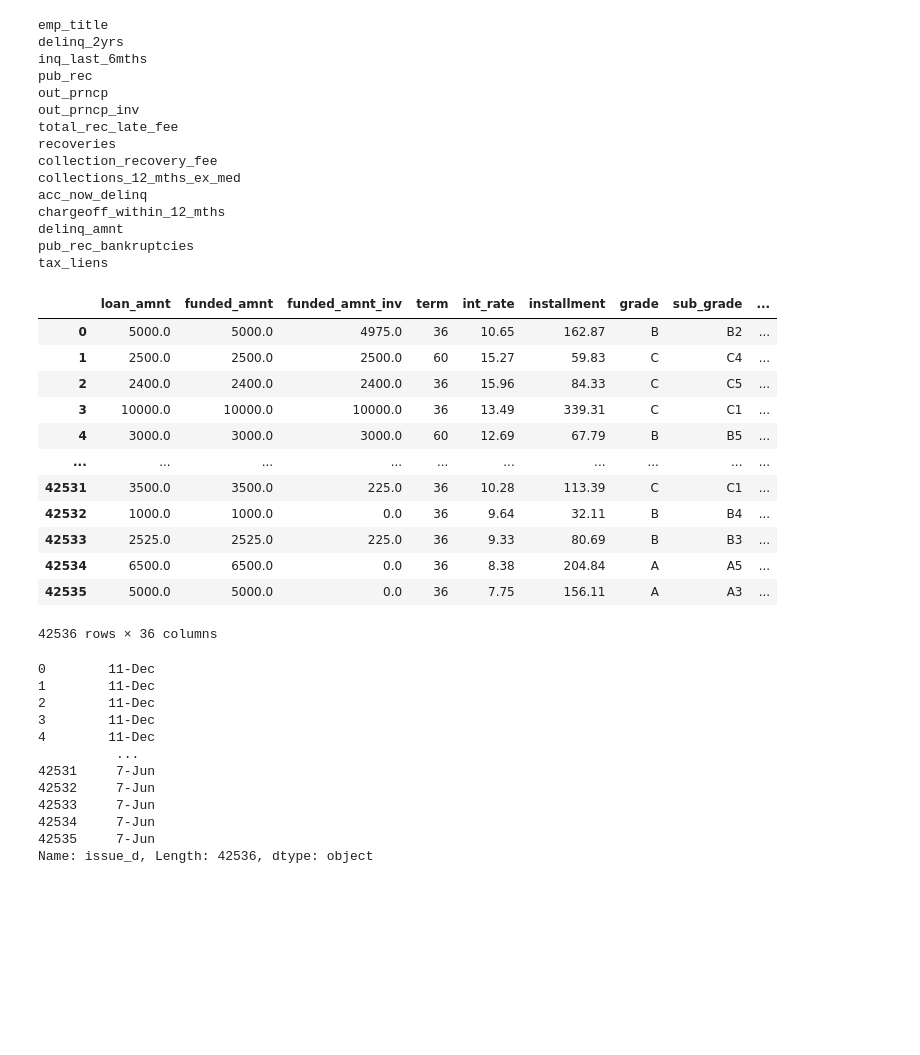
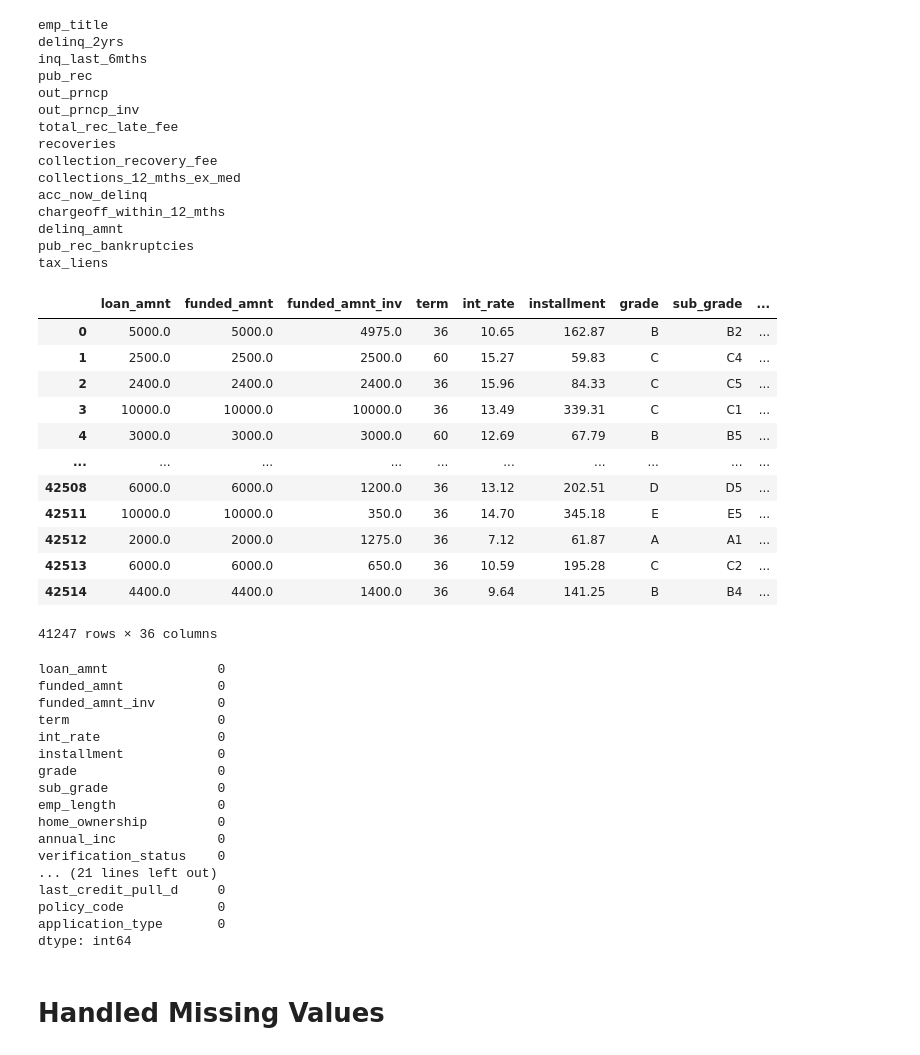
Before and after one commit to shayekh00/Loan-Defaulter, a Jupyter notebook: Loan_Defaulter.ipynb, the cells around one changed output. Cells and saved outputs as stored; diff of their text form; code cells hidden in the pictures; blank space fills up the shorter version.

```diff
--- a/Loan_Defaulter.ipynb
+++ b/Loan_Defaulter.ipynb
@@ -85,36 +82,53 @@ pub_rec_bankruptcies
 tax_liens
 # %%
 dataset=dataset.drop(columns=['emp_title','delinq_2yrs','pub_rec','out_prncp','out_prncp_inv','total_rec_late_fee','recoveries','collection_recovery_fee','collections_12_mths_ex_med','acc_now_delinq','chargeoff_within_12_mths','delinq_amnt','pub_rec_bankruptcies','tax_liens'])
-dataset
-# %% [output]
-|  | loan_amnt | funded_amnt | funded_amnt_inv | term | int_rate | installment | grade | sub_grade | ... |
-| 0 | 5000.0 | 5000.0 | 4975.0 | 36 | 10.65 | 162.87 | B | B2 | ... |
-| 1 | 2500.0 | 2500.0 | 2500.0 | 60 | 15.27 | 59.83 | C | C4 | ... |
-| 2 | 2400.0 | 2400.0 | 2400.0 | 36 | 15.96 | 84.33 | C | C5 | ... |
-| 3 | 10000.0 | 10000.0 | 10000.0 | 36 | 13.49 | 339.31 | C | C1 | ... |
-| 4 | 3000.0 | 3000.0 | 3000.0 | 60 | 12.69 | 67.79 | B | B5 | ... |
-| ... | ... | ... | ... | ... | ... | ... | ... | ... | ... |
-| 42531 | 3500.0 | 3500.0 | 225.0 | 36 | 10.28 | 113.39 | C | C1 | ... |
-| 42532 | 1000.0 | 1000.0 | 0.0 | 36 | 9.64 | 32.11 | B | B4 | ... |
-| 42533 | 2525.0 | 2525.0 | 225.0 | 36 | 9.33 | 80.69 | B | B3 | ... |
-| 42534 | 6500.0 | 6500.0 | 0.0 | 36 | 8.38 | 204.84 | A | A5 | ... |
-| 42535 | 5000.0 | 5000.0 | 0.0 | 36 | 7.75 | 156.11 | A | A3 | ... |
-42536 rows × 36 columns
-# %%
-dataset['issue_d']
-# %% [output]
-0        11-Dec
-1        11-Dec
-2        11-Dec
-3        11-Dec
-4        11-Dec
-          ...
-42531     7-Jun
-42532     7-Jun
-42533     7-Jun
-42534     7-Jun
-42535     7-Jun
-Name: issue_d, Length: 42536, dtype: object
+# %%
+
+for col in coloumn_names:
+  number_of_NA_missing=dataset[col].isnull().sum()
+
+  if number_of_NA_missing>0 and number_of_NA_missing <31:
+    for i in range(number_of_NA_missing):
+      Null_dropped_dataset=dataset.dropna(axis='rows')
+# %%
+Null_dropped_dataset
+# %% [output]
+|  | loan_amnt | funded_amnt | funded_amnt_inv | term | int_rate | installment | grade | sub_grade | ... |
+| 0 | 5000.0 | 5000.0 | 4975.0 | 36 | 10.65 | 162.87 | B | B2 | ... |
+| 1 | 2500.0 | 2500.0 | 2500.0 | 60 | 15.27 | 59.83 | C | C4 | ... |
+| 2 | 2400.0 | 2400.0 | 2400.0 | 36 | 15.96 | 84.33 | C | C5 | ... |
+| 3 | 10000.0 | 10000.0 | 10000.0 | 36 | 13.49 | 339.31 | C | C1 | ... |
+| 4 | 3000.0 | 3000.0 | 3000.0 | 60 | 12.69 | 67.79 | B | B5 | ... |
+| ... | ... | ... | ... | ... | ... | ... | ... | ... | ... |
+| 42508 | 6000.0 | 6000.0 | 1200.0 | 36 | 13.12 | 202.51 | D | D5 | ... |
+| 42511 | 10000.0 | 10000.0 | 350.0 | 36 | 14.70 | 345.18 | E | E5 | ... |
+| 42512 | 2000.0 | 2000.0 | 1275.0 | 36 | 7.12 | 61.87 | A | A1 | ... |
+| 42513 | 6000.0 | 6000.0 | 650.0 | 36 | 10.59 | 195.28 | C | C2 | ... |
+| 42514 | 4400.0 | 4400.0 | 1400.0 | 36 | 9.64 | 141.25 | B | B4 | ... |
+41247 rows × 36 columns
+# %%
+#Null_dropped_dataset=dataset.dropna(thresh=30,axis='rows')
+Null_dropped_dataset.isnull().sum()
+# %% [output]
+loan_amnt              0
+funded_amnt            0
+funded_amnt_inv        0
+term                   0
+int_rate               0
+installment            0
+grade                  0
+sub_grade              0
+emp_length             0
+home_ownership         0
+annual_inc             0
+verification_status    0
+... (21 lines left out)
+last_credit_pull_d     0
+policy_code            0
+application_type       0
+dtype: int64
+# %% [markdown]
+# **Handled Missing Values**
 # %%
 plt.figure()
 plt.suptitle("Seaborn heatmap example to display 2d percentage values", color='m')
```
Also changed, not shown: parts of 3 cells of this notebook.
